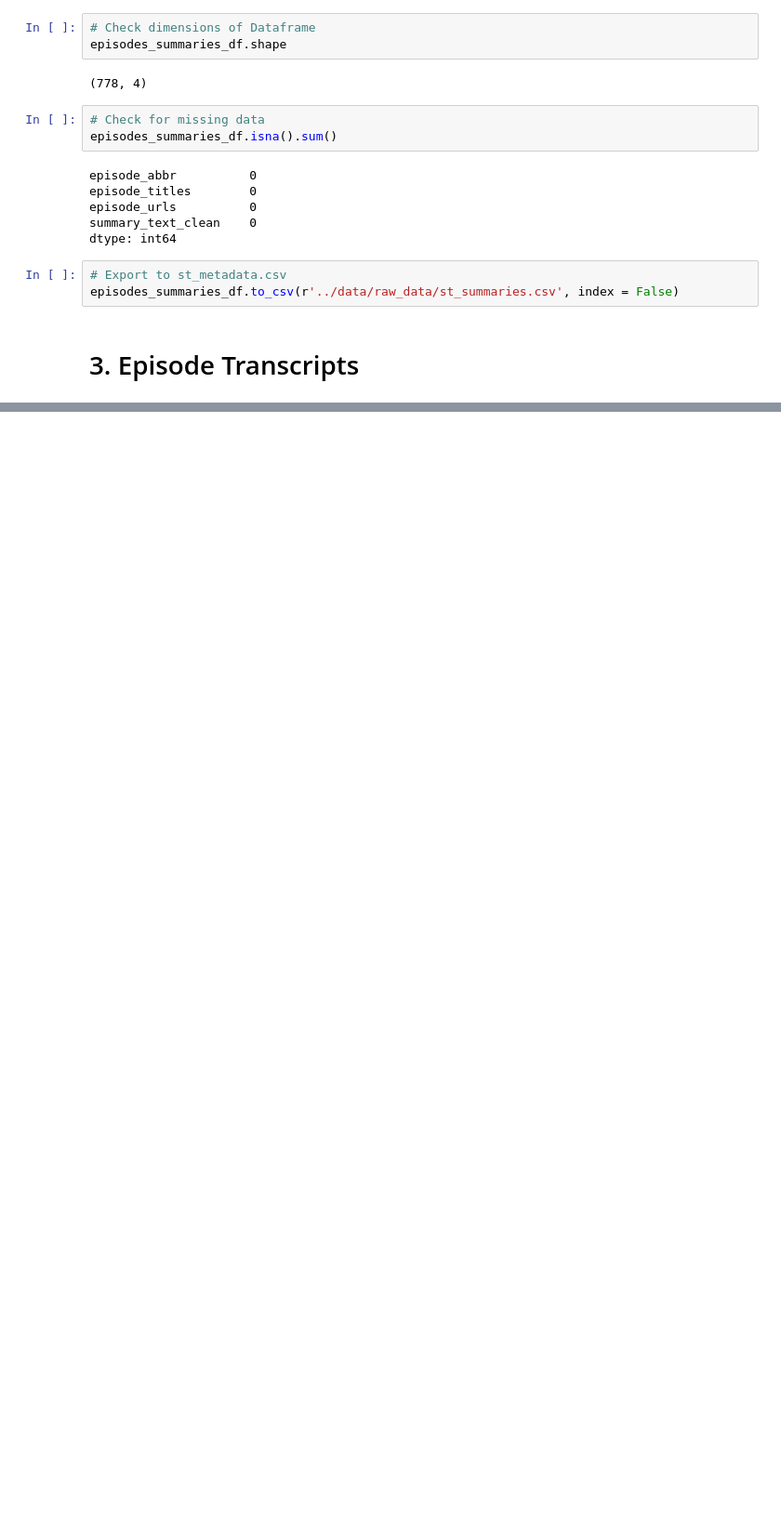
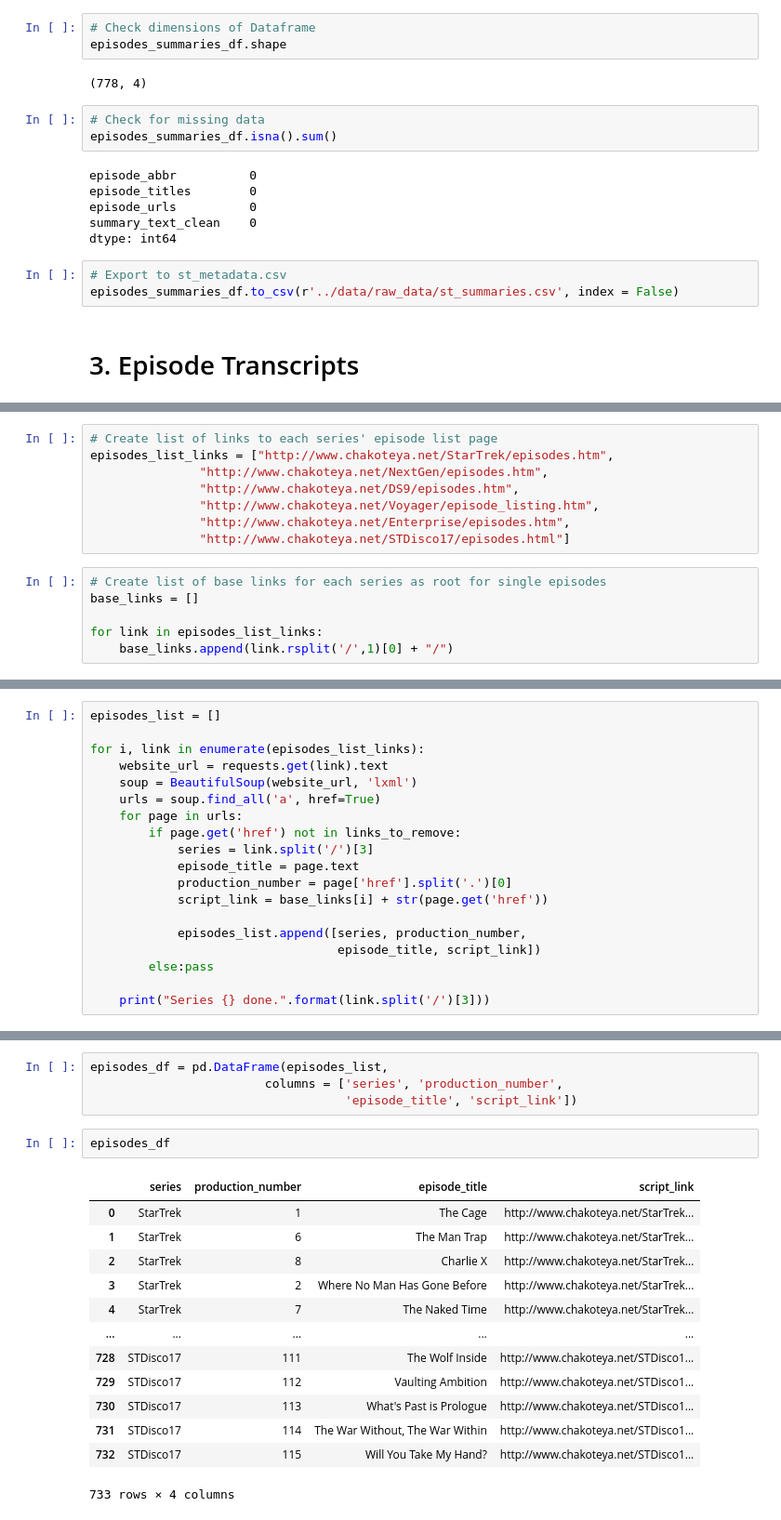
Before and after one commit to mediasittich/bayesian_topic_modeling_lda, a Jupyter notebook: notebooks/Getting the Data.ipynb, the cells around one changed output, grey strips where cells are left out. Shown at 93% size. Drawn from its saved outputs; the diff is of its cells as text; blank space fills up the shorter version.

Commit message:
get list of links for each episode transcript, check links for links to remove e.g. link to homepage

```diff
--- a/notebooks/Getting the Data.ipynb
+++ b/notebooks/Getting the Data.ipynb
@@ -557,0 +571,14 @@ episodes_summaries_df.to_csv(r'../data/raw_data/st_summaries.csv', index = False
+# %%
+# Create list of links to each series' episode list page
+episodes_list_links = ["http://www.chakoteya.net/StarTrek/episodes.htm",
+               "http://www.chakoteya.net/NextGen/episodes.htm",
+               "http://www.chakoteya.net/DS9/episodes.htm",
+               "http://www.chakoteya.net/Voyager/episode_listing.htm",
+               "http://www.chakoteya.net/Enterprise/episodes.htm",
+               "http://www.chakoteya.net/STDisco17/episodes.html"]
+# %%
+# Create list of base links for each series as root for single episodes
+base_links = []
+
+for link in episodes_list_links:
+    base_links.append(link.rsplit('/',1)[0] + "/")
@@ -557,0 +594,19 @@ episodes_summaries_df.to_csv(r'../data/raw_data/st_summaries.csv', index = False
+# %%
+episodes_list = []
+
+for i, link in enumerate(episodes_list_links):
+    website_url = requests.get(link).text
+    soup = BeautifulSoup(website_url, 'lxml')
+    urls = soup.find_all('a', href=True)
+    for page in urls:
+        if page.get('href') not in links_to_remove:
+            series = link.split('/')[3]
+            episode_title = page.text
+            production_number = page['href'].split('.')[0]
+            script_link = base_links[i] + str(page.get('href'))
+
+            episodes_list.append([series, production_number,
+                                  episode_title, script_link])
+        else:pass
+
+    print("Series {} done.".format(link.split('/')[3]))
@@ -557,0 +620,20 @@ episodes_summaries_df.to_csv(r'../data/raw_data/st_summaries.csv', index = False
+# %%
+episodes_df = pd.DataFrame(episodes_list,
+                        columns = ['series', 'production_number',
+                                   'episode_title', 'script_link'])
+# %%
+episodes_df
+# %% [output]
+|  | series | production_number | episode_title | script_link |
+| 0 | StarTrek | 1 | The Cage | http://www.chakoteya.net/StarTrek... |
+| 1 | StarTrek | 6 | The Man Trap | http://www.chakoteya.net/StarTrek... |
+| 2 | StarTrek | 8 | Charlie X | http://www.chakoteya.net/StarTrek... |
+| 3 | StarTrek | 2 | Where No Man Has Gone Before | http://www.chakoteya.net/StarTrek... |
+| 4 | StarTrek | 7 | The Naked Time | http://www.chakoteya.net/StarTrek... |
+| ... | ... | ... | ... | ... |
+| 728 | STDisco17 | 111 | The Wolf Inside | http://www.chakoteya.net/STDisco1... |
+| 729 | STDisco17 | 112 | Vaulting Ambition | http://www.chakoteya.net/STDisco1... |
+| 730 | STDisco17 | 113 | What's Past is Prologue | http://www.chakoteya.net/STDisco1... |
+| 731 | STDisco17 | 114 | The War Without, The War Within | http://www.chakoteya.net/STDisco1... |
+| 732 | STDisco17 | 115 | Will You Take My Hand? | http://www.chakoteya.net/STDisco1... |
+733 rows × 4 columns
```
Also changed, not shown: parts of 8 cells of this notebook.
